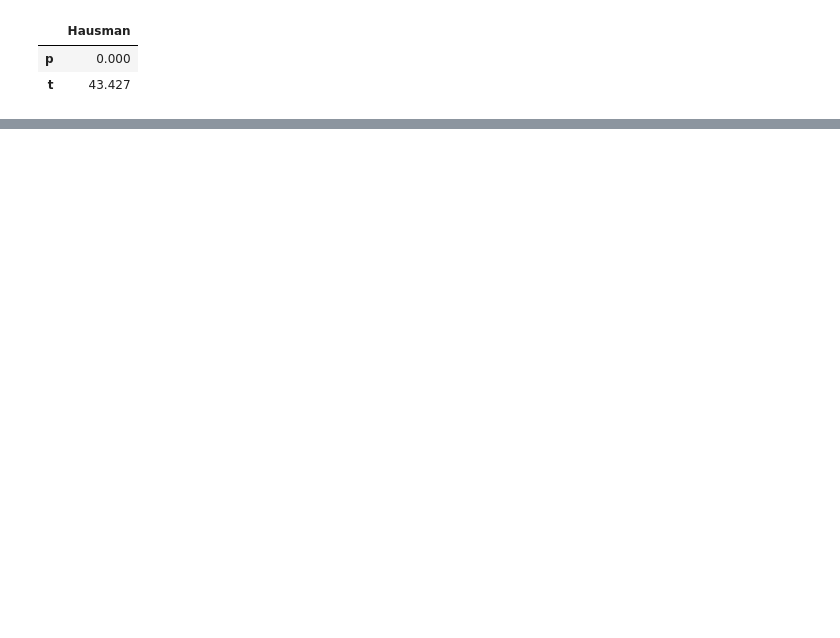
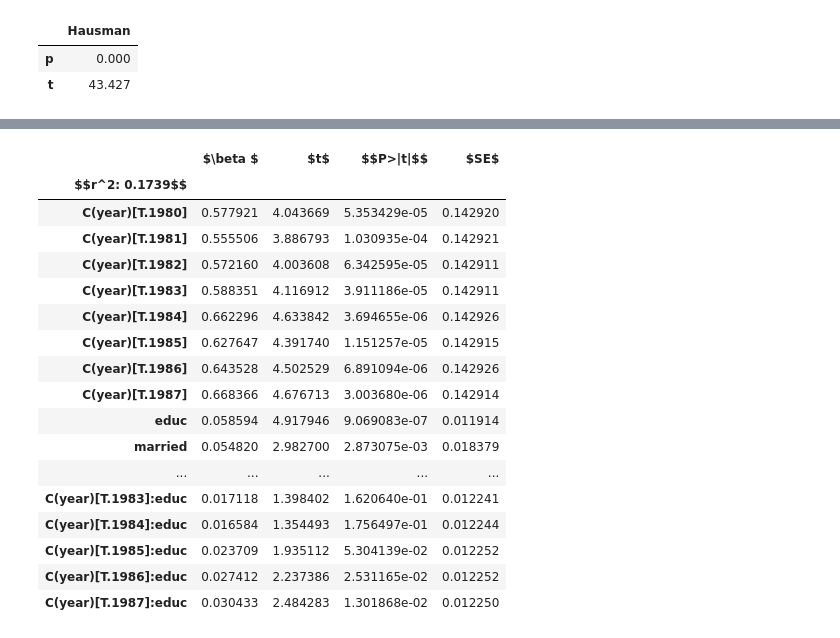
Before and after one commit to jlcatonjr/Learn-Python-for-Stats-and-Econ, a Jupyter notebook: Wooldridge -- Heiss and Brunner/14. Advanced Panel Data Methods.ipynb, the cells around one changed output, grey strips where cells are left out. Saved outputs shown, nothing was run; the diff lists cells and outputs as text; code cells hidden in the pictures; blank space fills up the shorter version.

```diff
--- a/Wooldridge -- Heiss and Brunner/14. Advanced Panel Data Methods.ipynb
+++ b/Wooldridge -- Heiss and Brunner/14. Advanced Panel Data Methods.ipynb
@@ -338,0 +420,25 @@ hausman_test(results_fe, results_re).round(3)
+# %%
+formula = "lwage ~ married + union + C(year)*educ + married_b + union_b"
+reg_cre = plm.RandomEffects.from_formula(formula = formula,
+                                  data = wagepan)
+results_cre = reg_cre.fit()
+LM_summary(results_cre)
+# %% [output]
+|  | $\beta $ | $t$ | $$P>|t|$$ | $SE$ |
+| $$r^2: 0.1739$$ |  |  |  |  |
+| C(year)[T.1980] | 0.577921 | 4.043669 | 5.353429e-05 | 0.142920 |
+| C(year)[T.1981] | 0.555506 | 3.886793 | 1.030935e-04 | 0.142921 |
+| C(year)[T.1982] | 0.572160 | 4.003608 | 6.342595e-05 | 0.142911 |
+| C(year)[T.1983] | 0.588351 | 4.116912 | 3.911186e-05 | 0.142911 |
+| C(year)[T.1984] | 0.662296 | 4.633842 | 3.694655e-06 | 0.142926 |
+| C(year)[T.1985] | 0.627647 | 4.391740 | 1.151257e-05 | 0.142915 |
+| C(year)[T.1986] | 0.643528 | 4.502529 | 6.891094e-06 | 0.142926 |
+| C(year)[T.1987] | 0.668366 | 4.676713 | 3.003680e-06 | 0.142914 |
+| educ | 0.058594 | 4.917946 | 9.069083e-07 | 0.011914 |
+| married | 0.054820 | 2.982700 | 2.873075e-03 | 0.018379 |
+| ... | ... | ... | ... | ... |
+| C(year)[T.1983]:educ | 0.017118 | 1.398402 | 1.620640e-01 | 0.012241 |
+| C(year)[T.1984]:educ | 0.016584 | 1.354493 | 1.756497e-01 | 0.012244 |
+| C(year)[T.1985]:educ | 0.023709 | 1.935112 | 5.304139e-02 | 0.012252 |
+| C(year)[T.1986]:educ | 0.027412 | 2.237386 | 2.531165e-02 | 0.012252 |
+| C(year)[T.1987]:educ | 0.030433 | 2.484283 | 1.301868e-02 | 0.012250 |
```
Also changed, not shown: parts of 14 cells of this notebook, 8 other files.
